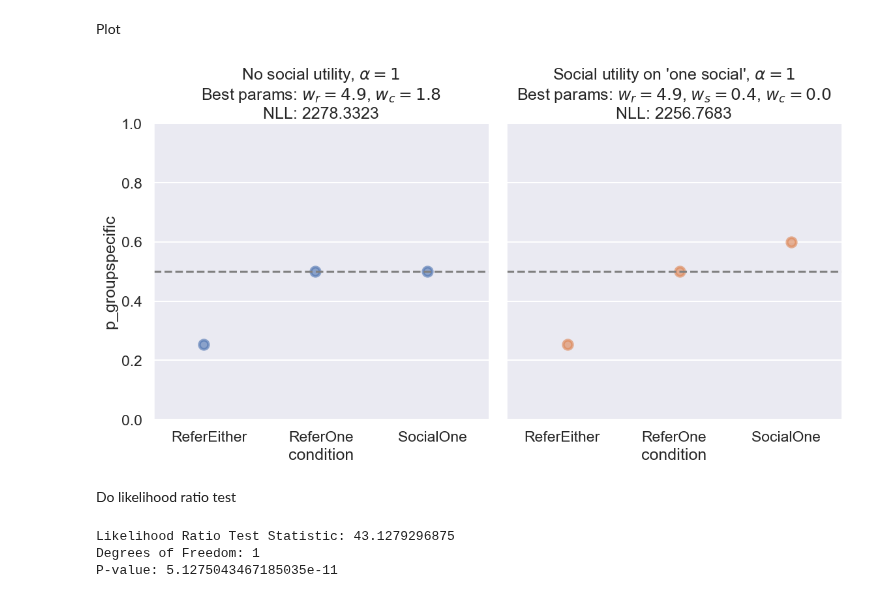
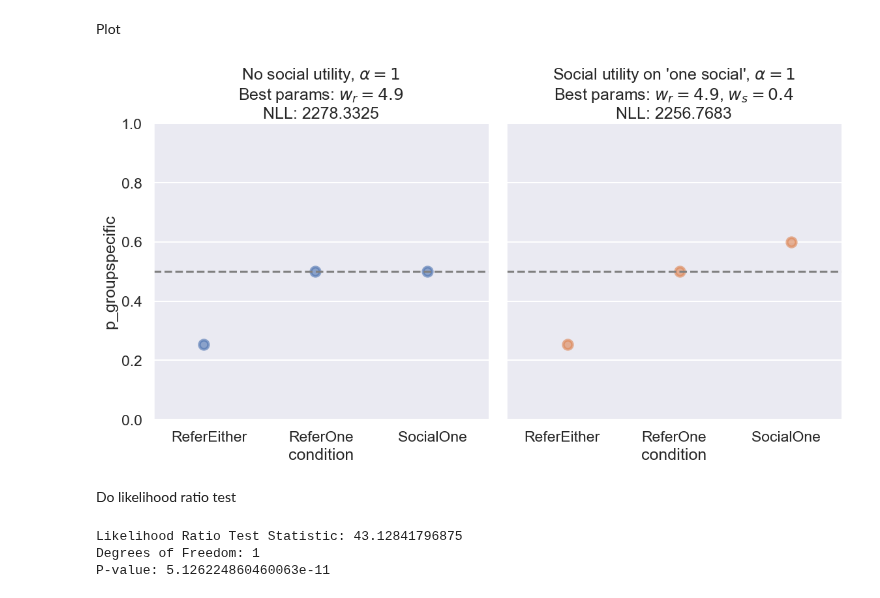
Before and after one commit to aliciamchen/code-switching, a Jupyter notebook: model/shared-unique-3pp-redblue.ipynb, the cells around one changed output. Saved outputs shown, nothing was run; the diff lists cells and outputs as text; code cells hidden in the pictures.

Commit message:
remove cost

```diff
--- a/model/shared-unique-3pp-redblue.ipynb
+++ b/model/shared-unique-3pp-redblue.ipynb
@@ -39,10 +39,10 @@ tangram_info
 | 107 | 2 | b | Red | I | K |
 108 rows × 5 columns
 # %%
-alphas = jnp.array([1]) # jnp.arange(0, 5, 0.1)
+alphas = jnp.array([1])
 w_rs = jnp.arange(0, 5, 0.1)
 w_ss = jnp.arange(0, 5, 0.1)
-w_cs = jnp.arange(0, 5, 0.1)
+w_cs = jnp.array([0]) # no cost in design
 # %%
 params_list_no_social = utils.get_params_list(
     alphas=alphas, w_rs=w_rs, w_ss=jnp.array([0]), w_cs=w_cs
@@ -111,34 +111,34 @@ Plot
 # %%
 g = sns.catplot(
     data=df_preds,
     x="condition",
     y="p_groupspecific",
     col="type",
     kind="point",
     height=6,
     aspect=1,
     hue="type",
     dodge=0.1,
     alpha=0.6,
     linestyle="none",
     legend=False
 )
 
 g.set(ylim=(0, 1))
 for ax in g.axes.flat:
     ax.axhline(0.5, ls="--", color="gray")
 
 # add an extra title to each of the plots
 titles = [
-    f"No social utility, $\\alpha=1$\nBest params: $w_r={best_params_no_social[1]:.1f}$, $w_c={best_params_no_social[3]:.1f}$\nNLL: {best_nll_no_social:.4f}",
-    f"Social utility on 'one social', $\\alpha=1$\nBest params: $w_r={best_params_social[1]:.1f}$, $w_s={best_params_social[2]:.1f}$, $w_c={best_params_social[3]:.1f}$\nNLL: {best_nll_social:.4f}",
+    f"No social utility, $\\alpha=1$\nBest params: $w_r={best_params_no_social[1]:.1f}$\nNLL: {best_nll_no_social:.4f}",
+    f"Social utility on 'one social', $\\alpha=1$\nBest params: $w_r={best_params_social[1]:.1f}$, $w_s={best_params_social[2]:.1f}$\nNLL: {best_nll_social:.4f}",
 ]
 for ax, title in zip(g.axes.flat, titles):
     ax.set_title(title)  # add padding to the title
 
 plt.show()
 # %% [output]
-[figure, old version]
+[figure, new version]
 # %% [markdown]
 Do likelihood ratio test
 # %%
@@ -154,6 +154,6 @@ print(f"Likelihood Ratio Test Statistic: {lr_stat}")
 print(f"Degrees of Freedom: {df}")
 print(f"P-value: {p_value}")
 # %% [output]
-Likelihood Ratio Test Statistic: 43.1279296875
+Likelihood Ratio Test Statistic: 43.12841796875
 Degrees of Freedom: 1
-P-value: 5.1275043467185035e-11
+P-value: 5.126224860460063e-11
```
Also changed, not shown: parts of 2 cells of this notebook.
